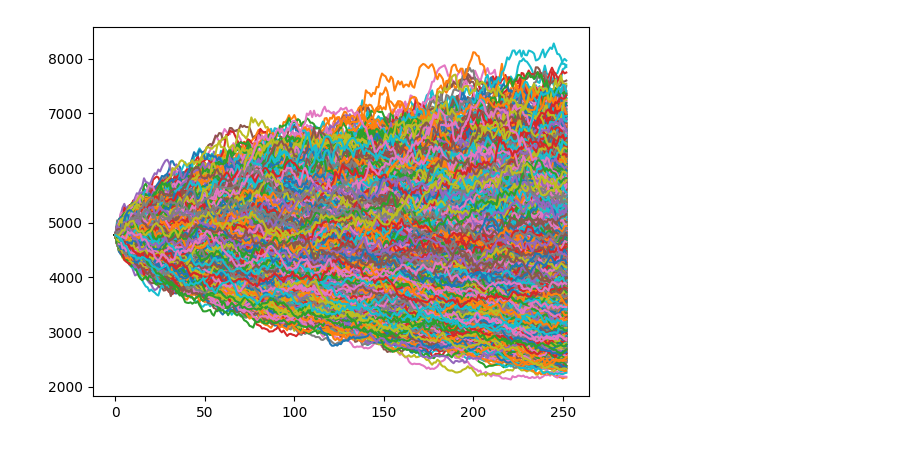
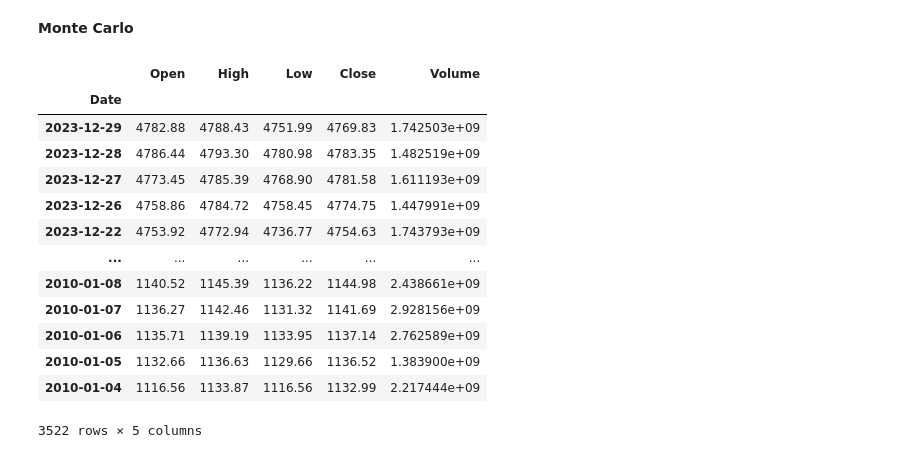
Before and after one commit to PsuperX/stocks-prediction-labia, a Jupyter notebook: notebooks/montecarlo.ipynb, the cells around one changed output. Cells and saved outputs as stored; diff of their text form; code cells hidden in the pictures.

```diff
--- a/notebooks/montecarlo.ipynb
+++ b/notebooks/montecarlo.ipynb
@@ -1,3 +1,5 @@
+# %% [markdown]
+**Monte Carlo**
 # %%
 import numpy as np
 import pandas as pd
@@ -6,3 +8,19 @@ import matplotlib.pyplot as plt
 from scipy.stats import norm
 # %%
 df = wb.DataReader('^SPX', data_source='stooq', start='2010-1-1', end='2023-12-31')
+df
+# %% [output]
+|  | Open | High | Low | Close | Volume |
+| Date |  |  |  |  |  |
+| 2023-12-29 | 4782.88 | 4788.43 | 4751.99 | 4769.83 | 1.742503e+09 |
+| 2023-12-28 | 4786.44 | 4793.30 | 4780.98 | 4783.35 | 1.482519e+09 |
+| 2023-12-27 | 4773.45 | 4785.39 | 4768.90 | 4781.58 | 1.611193e+09 |
+| 2023-12-26 | 4758.86 | 4784.72 | 4758.45 | 4774.75 | 1.447991e+09 |
+| 2023-12-22 | 4753.92 | 4772.94 | 4736.77 | 4754.63 | 1.743793e+09 |
+| ... | ... | ... | ... | ... | ... |
+| 2010-01-08 | 1140.52 | 1145.39 | 1136.22 | 1144.98 | 2.438661e+09 |
+| 2010-01-07 | 1136.27 | 1142.46 | 1131.32 | 1141.69 | 2.928156e+09 |
+| 2010-01-06 | 1135.71 | 1139.19 | 1133.95 | 1137.14 | 2.762589e+09 |
+| 2010-01-05 | 1132.66 | 1136.63 | 1129.66 | 1136.52 | 1.383900e+09 |
+| 2010-01-04 | 1116.56 | 1133.87 | 1116.56 | 1132.99 | 2.217444e+09 |
+3522 rows × 5 columns
@@ -16,17 +26,0 @@ wyniki = []
-# %%
-# function that generates 20.000 rates of return consecutive trading days according to Monte Carlo simulation
-for i in range(20000):
-  d_returns = np.exp(drift + std_r * norm.ppf(np.random.rand(252)))
-  list_prices = [df['Close'][0]]
-
-  # function that calculates the new price after taking into account the generated rate of return from the simulation
-  for x in d_returns:
-    list_prices.append(list_prices[-1]*x)
-  plt.plot(list_prices)
-  wyniki.append(list_prices)
-  lista=[]
-
-  for z in results:
-    lista.append(z[-1])
-# %% [output]
-[figure, removed]
```
Also changed, not shown: parts of 17 cells of this notebook.
